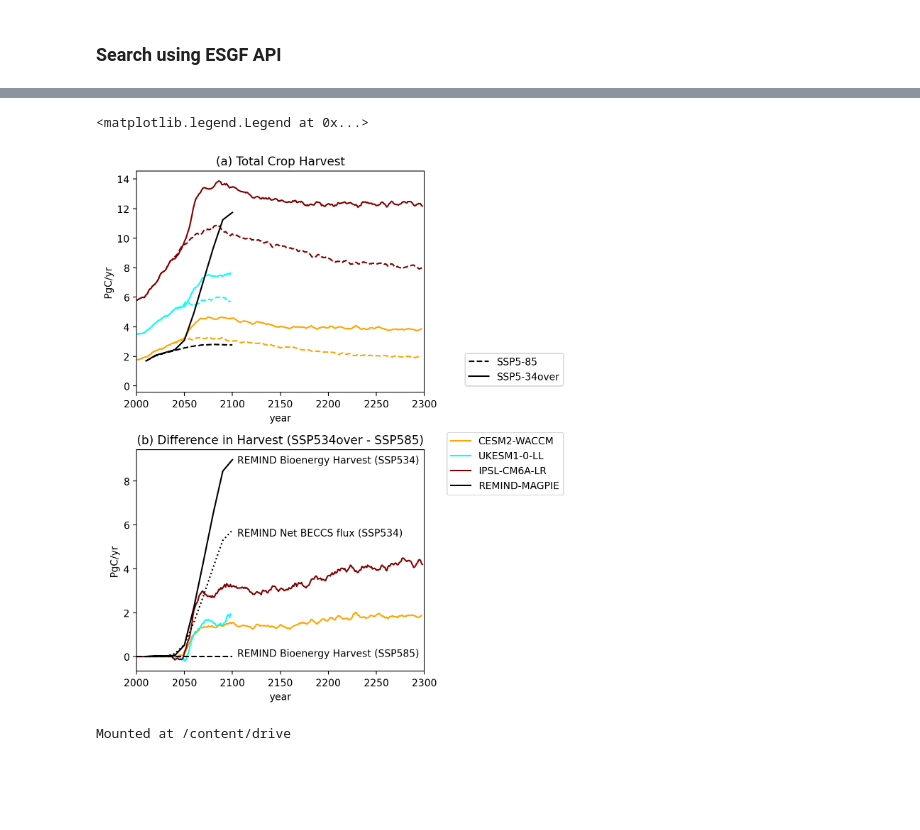
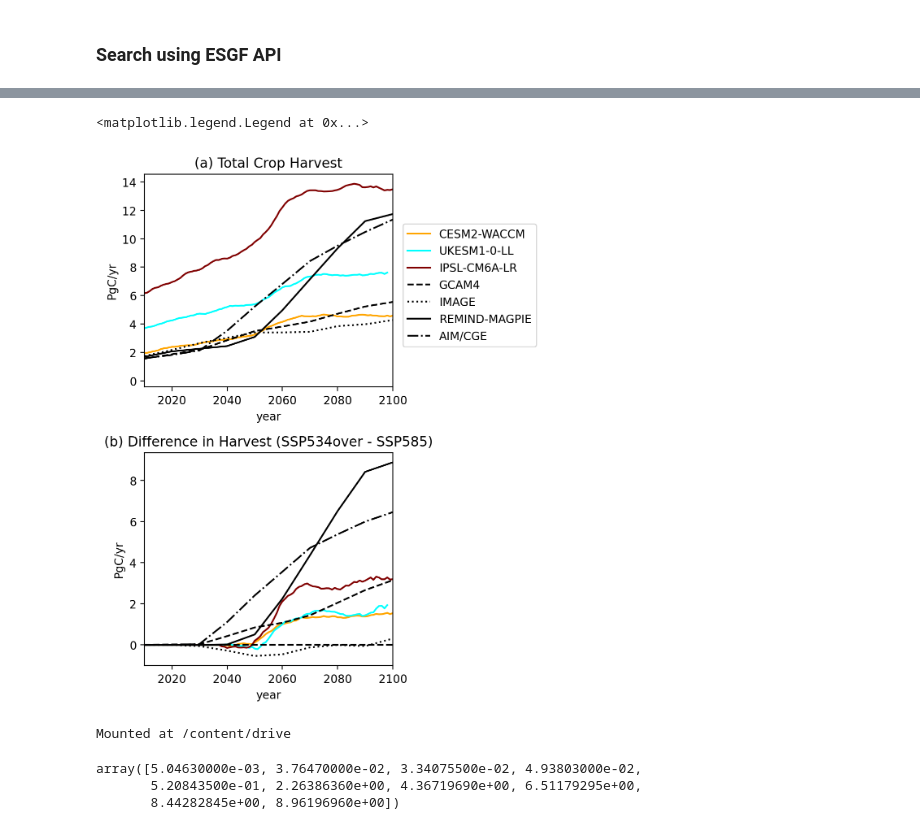
Before and after one commit to benmsanderson/esmperspective, a Jupyter notebook: ESGF_read_harvest.ipynb, the cells around one changed output, grey strips where cells are left out. Cells and saved outputs as stored; diff of their text form; code cells hidden in the pictures; blank space fills up the shorter version.

```diff
--- a/ESGF_read_harvest.ipynb
+++ b/ESGF_read_harvest.ipynb
@@ -173,3 +173,7 @@ for i,mdl in enumerate(mdls):
   ts_585.load()
   dset_34[mdl]=ts_534.copy()
   dset_85[mdl]=ts_585.copy()
+# %%
+iam_db=pd.read_excel('https://github.com/benmsanderson/esmperspective/raw/main/iamc_db.xlsx',index_col='Model')
+iam_db_BECCS=pd.read_excel('https://github.com/benmsanderson/esmperspective/raw/main/iamc_db_BECCS.xlsx',index_col='Model')
+iam_db_food=pd.read_excel('https://github.com/benmsanderson/esmperspective/raw/main/iamc_db_food.xlsx',index_col='Model')
@@ -175,0 +195,9 @@ for i,mdl in enumerate(mdls):
+# %%
+iam_beccs=iam_db_BECCS[iam_db_BECCS['Scenario'] == 'SSP5-Baseline'].iloc[:,5:-1]*12/44/1000
+iam_food=iam_db_food[iam_db_food['Scenario'] == 'SSP5-Baseline'].iloc[:,5:-1]*0.45/1000
+iam_energy=iam_db[iam_db['Scenario'] == 'SSP5-Baseline'].iloc[:,5:-1]*0.45/1000
+
+
+iam_beccs_os=iam_db_BECCS[iam_db_BECCS['Scenario'] == 'SSP5-34'].iloc[:,5:-1]*12/44/1000
+iam_food_os=iam_db_food[iam_db_food['Scenario'] == 'SSP5-34'].iloc[:,5:-1]*0.45/1000
+iam_energy_os=iam_db[iam_db['Scenario'] == 'SSP5-34'].iloc[:,5:-1]*0.45/1000
@@ -176,46 +222,46 @@ for i,mdl in enumerate(mdls):
 # %%
-iam_beccs=np.array([0.000,0.168,	43.300,	477.000,	2020.000,	5780.000,	10200.000,	14900.000,	19400.000,	21100.000])*12/44/1000
-iam_food=np.array([3758.809,4527.752	,4950.724,	5335.194	,5716.100,	6003.412,	6179.976,	6239.496,	6211.187,	6163.502])*0.45/1000
-iam_energy=np.array([11.214,	83.660,	74.239,	109.734,	1157.430,	5030.808,	9704.882,	14470.651,	18761.841,	19915.488])*0.45/1000
-fig, ax = plt.subplots(nrows=2, ncols=1,figsize=(5,8))
+#iam_beccs=np.array([0.000,0.168,	43.300,	477.000,	2020.000,	5780.000,	10200.000,	14900.000,	19400.000,	21100.000])*12/44/1000
+#iam_food=np.array([3758.809,4527.752	,4950.724,	5335.194	,5716.100,	6003.412,	6179.976,	6239.496,	6211.187,	6163.502])*0.45/1000
+#iam_energy=np.array([11.214,	83.660,	74.239,	109.734,	1157.430,	5030.808,	9704.882,	14470.651,	18761.841,	19915.488])*0.45/1000
+styls= {'GCAM4': '--', 'IMAGE': ':', 'REMIND-MAGPIE': '-','AIM/CGE':'-.'}
+fig, ax = plt.subplots(nrows=2, ncols=1,figsize=(4,7))
 
 
 iamt=np.arange(2010,2110,10)
 #ta_timeseries.plot(label='monthly')
 cnv=365*24*3600/1e12
 cols=['orange','cyan','maroon']
 for i,mdl in enumerate(mdls):
 #  (dset_85[mdl]*cnv).groupby(dset_85[mdl]['time.year']).mean('time').plot(color=cols[i],label=mdl)
   (dset_34[mdl]*cnv-dset_85[mdl]*cnv).groupby(dset_34[mdl]['time.year']).mean('time').rolling(year=5, center=True).mean().plot(color=cols[i],linestyle='-',label=mdl,ax=ax[1])
 
-ax[1].plot(iamt,iam_beccs,'k:')
-ax[1].plot(iamt,iam_energy,'k-',label='REMIND-MAGPIE')
-ax[1].text(2105,5.5,'REMIND Net BECCS flux (SSP534)')
-ax[1].text(2105,8.8,'REMIND Bioenergy Harvest (SSP534)')
+#ax[1].plot(iamt,iam_beccs,'k:')
+for m in styls.keys():
+  ax[1].plot(iamt,(iam_energy_os-iam_energy).loc[m].T,'k',linestyle=styls[m],label=m)
 ax[1].plot([2000,2100],[0,0],'k--')
-ax[1].text(2105,0,'REMIND Bioenergy Harvest (SSP585)')
 
 ax[1].set_title('(b) Difference in Harvest (SSP534over - SSP585)')
 ax[1].set_ylabel('PgC/yr')
-ax[1].set_xlim([2000,2300])
+ax[1].set_xlim([2010,2100])
 
 
 
 for i,mdl in enumerate(mdls):
-  (dset_85[mdl]*cnv).groupby(dset_85[mdl]['time.year']).mean('time').rolling(year=5, center=True).mean().plot(color=cols[i],linestyle='--',ax=ax[0])
+ # (dset_85[mdl]*cnv).groupby(dset_85[mdl]['time.year']).mean('time').rolling(year=5, center=True).mean().plot(color=cols[i],linestyle='--',ax=ax[0])
   (dset_34[mdl]*cnv).groupby(dset_34[mdl]['time.year']).mean('time').rolling(year=5, center=True).mean().plot(color=cols[i],linestyle='-',ax=ax[0])
 
-ax[0].plot(iamt,iam_food,'k--',label='SSP5-85')
-ax[0].plot(iamt,iam_food+iam_energy,'k',label='SSP5-34over')
+#ax[0].plot(iamt,iam_food.T,'k--',label='SSP5-85')
+for m in styls.keys():
+  ax[0].plot(iamt,(iam_food_os+iam_energy_os).loc[m].T,'k',linestyle=styls[m],label=m)
 ax[0].set_title('(a) Total Crop Harvest')
 ax[0].set_ylabel('PgC/yr')
-ax[0].set_xlim([2000,2300])
+ax[0].set_xlim([2010,2100])
 plt.tight_layout()
-ax[1].legend(bbox_to_anchor=(1.5, 1.1))
-ax[0].legend(bbox_to_anchor=(1.5, .2))
+ax[1].legend(bbox_to_anchor=(1.6, 2.1))
+#ax[0].legend(bbox_to_anchor=(1.5, .2))
 # %% [output]
 <matplotlib.legend.Legend at 0x...>
-[figure, old version]
+[figure, new version]
 # %%
 from google.colab import drive
 drive.mount('/content/drive')
@@ -223,3 +269,7 @@ drive.mount('/content/drive')
 Mounted at /content/drive
 # %%
 iam_energy
+# %% [output]
+array([5.04630000e-03, 3.76470000e-02, 3.34075500e-02, 4.93803000e-02,
+       5.20843500e-01, 2.26386360e+00, 4.36719690e+00, 6.51179295e+00,
+       8.44282845e+00, 8.96196960e+00])
```
Also changed, not shown: parts of 6 cells of this notebook.
